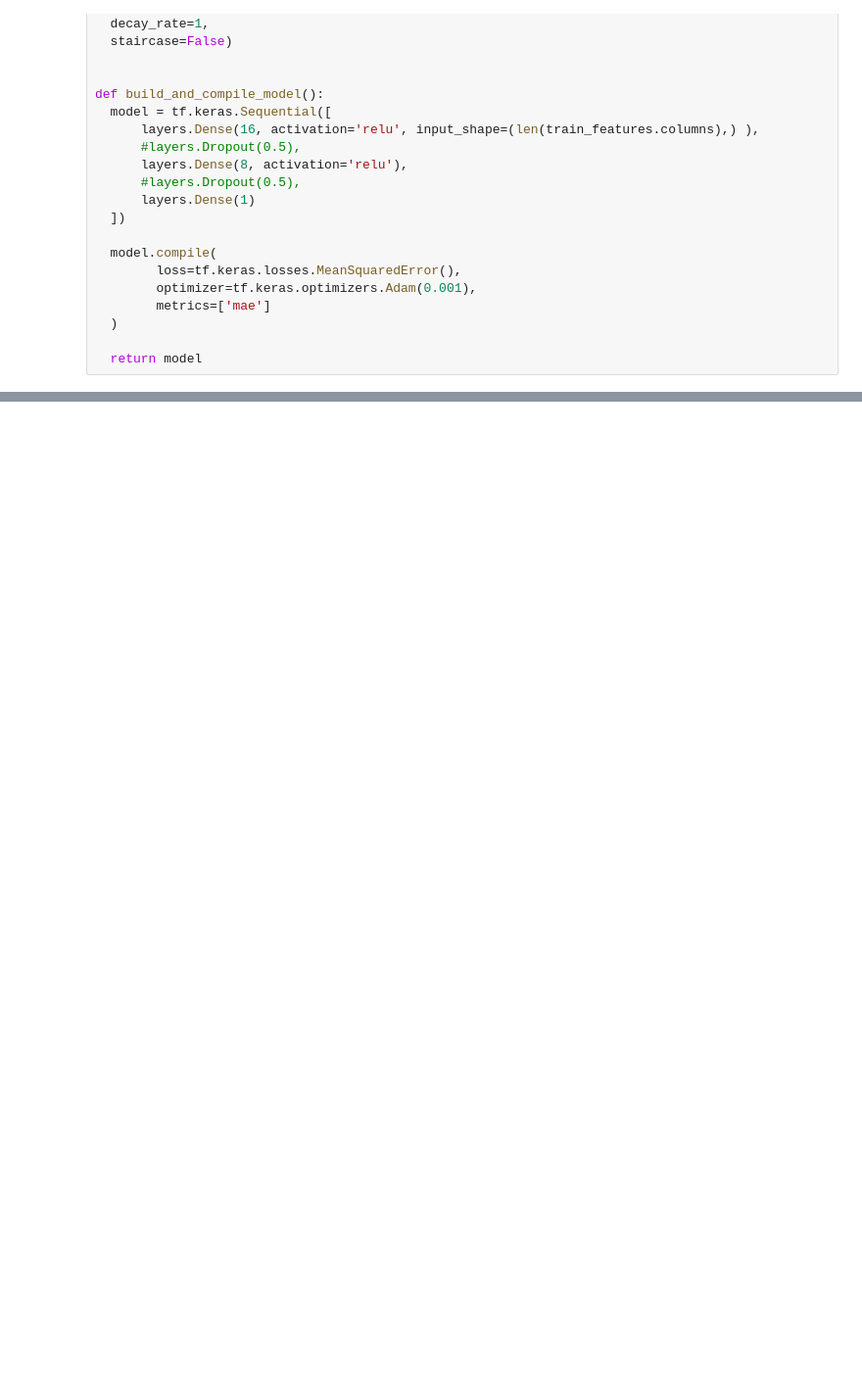
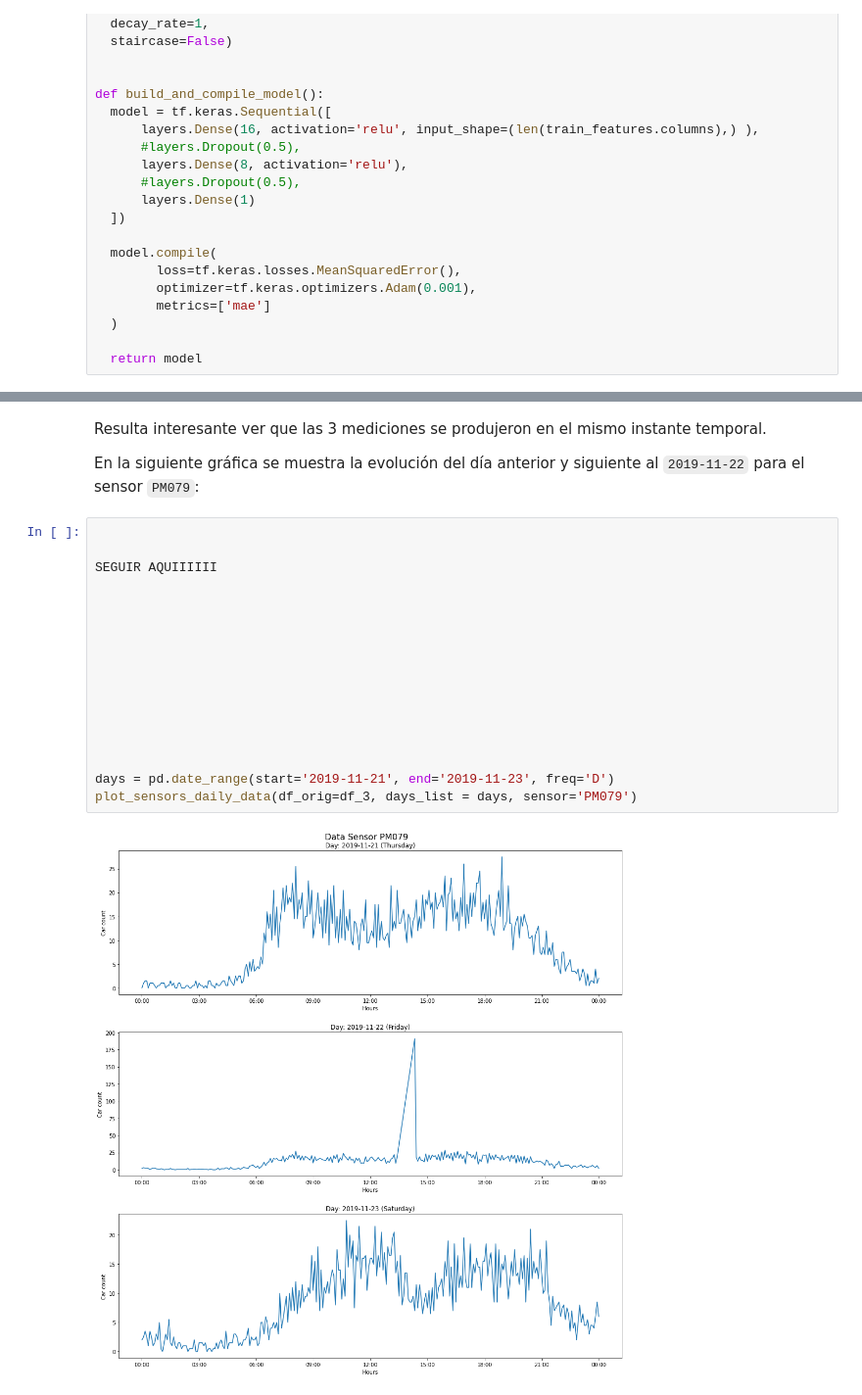
Before and after one commit to albertopmp/TFG, a Jupyter notebook: src/TrafficFlow.ipynb, the cells around one changed output, grey strips where cells are left out. Shown at 98% size. Cells and saved outputs as stored; diff of their text form; blank space fills up the shorter version.

```diff
--- a/src/TrafficFlow.ipynb
+++ b/src/TrafficFlow.ipynb
@@ -848,0 +861,24 @@ Name: label_PM072, dtype: float64
+# %% [markdown]
+Resulta interesante ver que las 3 mediciones se produjeron en el mismo instante temporal.
+
+En la siguiente gráfica se muestra la evolución del día anterior y siguiente al `2019-11-22` para el
+sensor `PM079`:
+# %%
+
+
+SEGUIR AQUIIIIII
+
+
+
+
+
+
+
+
+
+
+
+days = pd.date_range(start='2019-11-21', end='2019-11-23', freq='D')
+plot_sensors_daily_data(df_orig=df_3, days_list = days, sensor='PM079')
+# %% [output]
+[figure, added]
```
Also changed, not shown: parts of 87 cells of this notebook, 1 other file.
